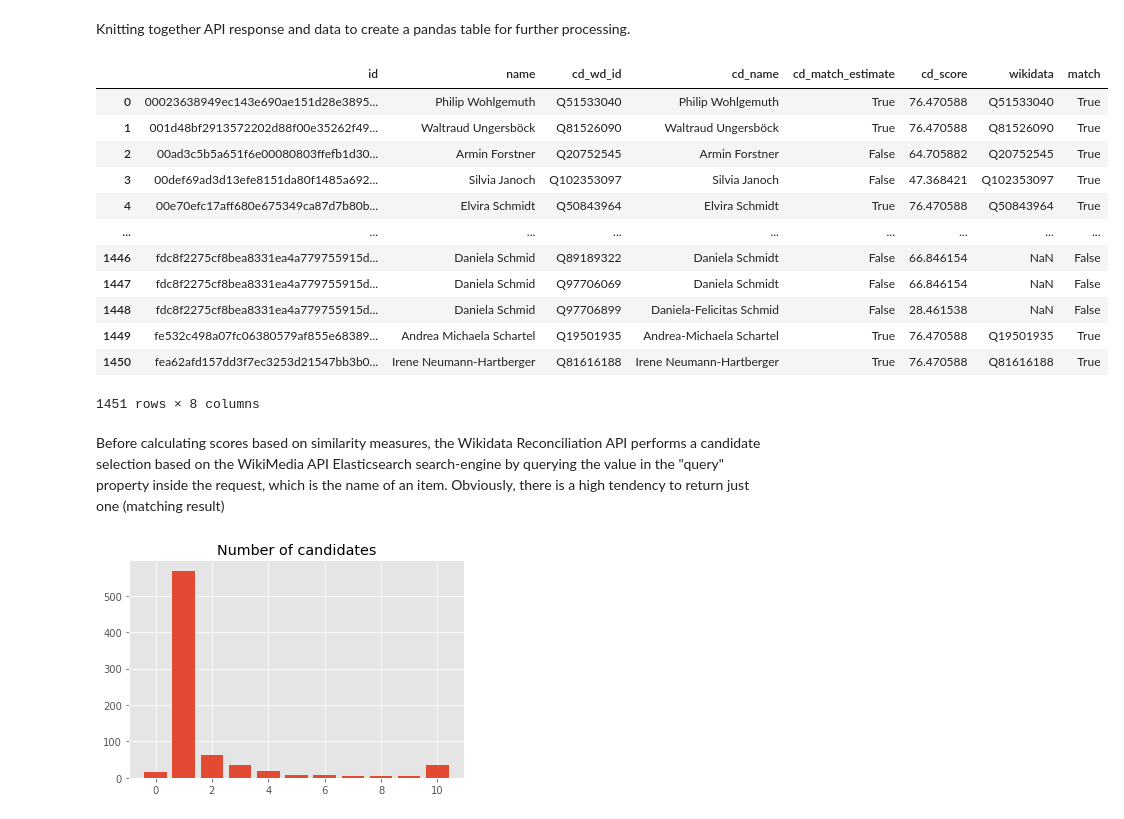
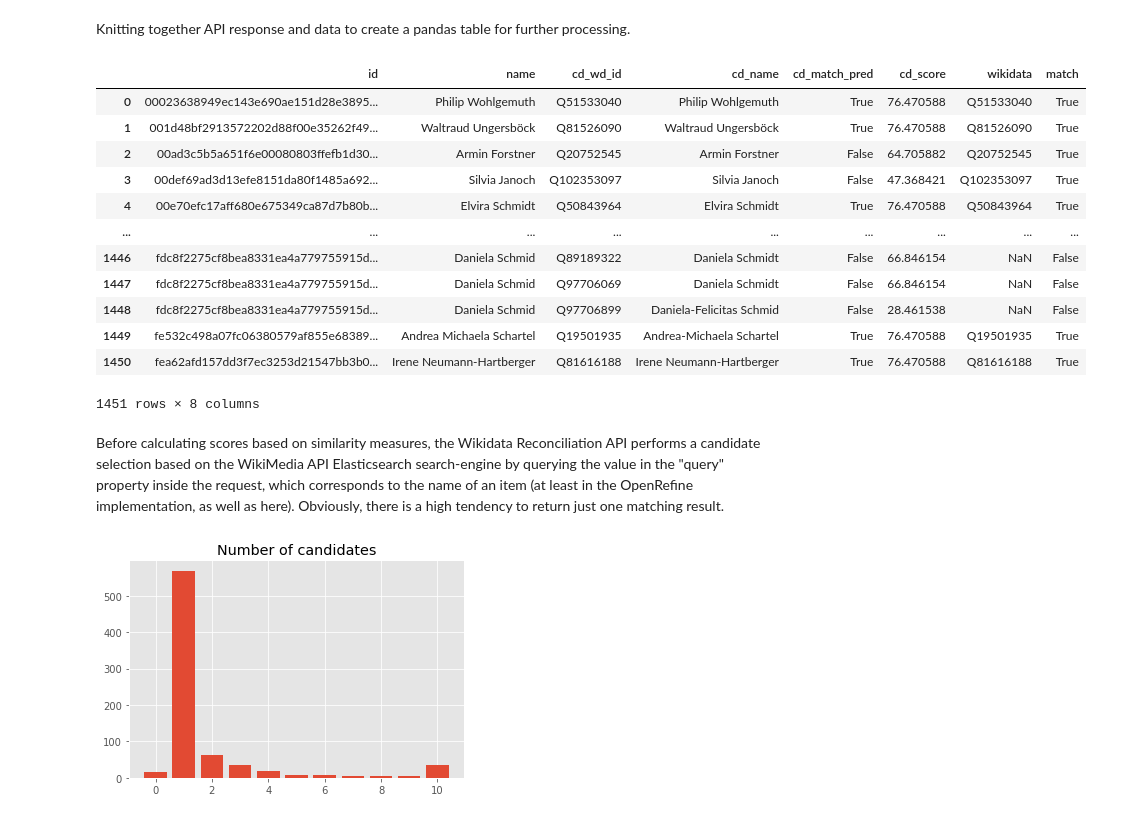
Before and after one commit to PeterWalchhofer/evaluation_bachelor_thesis, a Jupyter notebook: Analysis.ipynb, the cells around one changed output. Cells and saved outputs as stored; diff of their text form; code cells hidden in the pictures.

```diff
--- a/Analysis.ipynb
+++ b/Analysis.ipynb
@@ -167,3 +154,9 @@ results = query_endpoint(batch_query)
 # %%
-#json.dump(results, open("./data/intermediate/api_responses.json","w"))
-results = json.load(open("./data/intermediate/api_responses.json"))
+%time
+# Commented out due to reproducibility reasons. API requests take some time and may return different results later on.
+if False:
+    batch_query = create_batch_queries(ftm_persons, "Q5") # Q5 is the Wikidata ID for type "Human".
+    results = query_endpoint(batch_query)
+    #json.dump(results, open("./data/intermediate/api_responses.json","w"))
+else:
+    results = json.load(open("./data/intermediate/api_responses.json"))
@@ -193,26 +170,30 @@ Knitting together API response and data to create a pandas table for further pro
 # %%
 
 intermed_table = []
-header = ["id", "name", "cd_wd_id", "cd_name","cd_match_estimate", "cd_score"]
+header = ["id", "name", "cd_wd_id", "cd_name","cd_match_pred", "cd_score"]
 for result, entity in zip(results, ftm_persons):
     candidates = result["result"]
     if len(candidates) > 0:
         for candidate in candidates:
             intermed_table.append([entity.id,entity.first("name"), candidate["id"], candidate["name"], \
                 candidate["match"], candidate["score"]])
     # If no results in response
     else:
-        intermed_table.append([entity.id,entity.first("name"), None,
-            None, False, None]) # implicit false made explicit
+        intermed_table.append([entity.id,entity.first("name"), None, None, \
+            False, None]) # implicit false made explicit
 
 cd_table = pandas.DataFrame(intermed_table, columns= header).merge(person_assignments,on="id")
 cd_table["match"] = cd_table["wikidata"] == cd_table["cd_wd_id"]
-
+#cd_table["match"] = np.select([
+#    cd_table["match"]
+#],["match"], default="no_match")
+#cd_table.loc[cd_table["match"]] = "match"
+#cd_table.loc[~cd_table["match"].] = "no_match"
 #cd_table["wikidata"] = cd_table["wikidata"].astype(str)
 #cd_table["cd_wd_id"] = cd_table["cd_wd_id"].astype(str)
 cd_table
 # %% [output]
-|  | id | name | cd_wd_id | cd_name | cd_match_estimate | cd_score | wikidata | match |
+|  | id | name | cd_wd_id | cd_name | cd_match_pred | cd_score | wikidata | match |
 | 0 | 00023638949ec143e690ae151d28e3895... | Philip Wohlgemuth | Q51533040 | Philip Wohlgemuth | True | 76.470588 | Q51533040 | True |
 | 1 | 001d48bf2913572202d88f00e35262f49... | Waltraud Ungersböck | Q81526090 | Waltraud Ungersböck | True | 76.470588 | Q81526090 | True |
 | 2 | 00ad3c5b5a651f6e00080803ffefb1d30... | Armin Forstner | Q20752545 | Armin Forstner | False | 64.705882 | Q20752545 | True |
@@ -226,7 +207,7 @@ cd_table
 | 1450 | fea62afd157dd3f7ec3253d21547bb3b0... | Irene Neumann-Hartberger | Q81616188 | Irene Neumann-Hartberger | True | 76.470588 | Q81616188 | True |
 1451 rows × 8 columns
 # %% [markdown]
-Before calculating scores based on similarity measures, the Wikidata Reconciliation API performs a candidate selection based on the WikiMedia API Elasticsearch search-engine by querying the value in the "query" property inside the request, which is the name of an item. Obviously, there is a high tendency to return just one (matching result)
+Before calculating scores based on similarity measures, the Wikidata Reconciliation API performs a candidate selection based on the WikiMedia API Elasticsearch search-engine by querying the value in the "query" property inside the request, which corresponds to the name of an item (at least in the OpenRefine implementation, as well as here). Obviously, there is a high tendency to return just one matching result.
 # %%
 cd_num_counts = pandas.DataFrame([len(result["result"]) for result in results], columns=["cd_num"])
 cd_occ_counts =  cd_num_counts.groupby("cd_num").size().to_frame("count")
```
Also changed, not shown: parts of 47 cells of this notebook.
